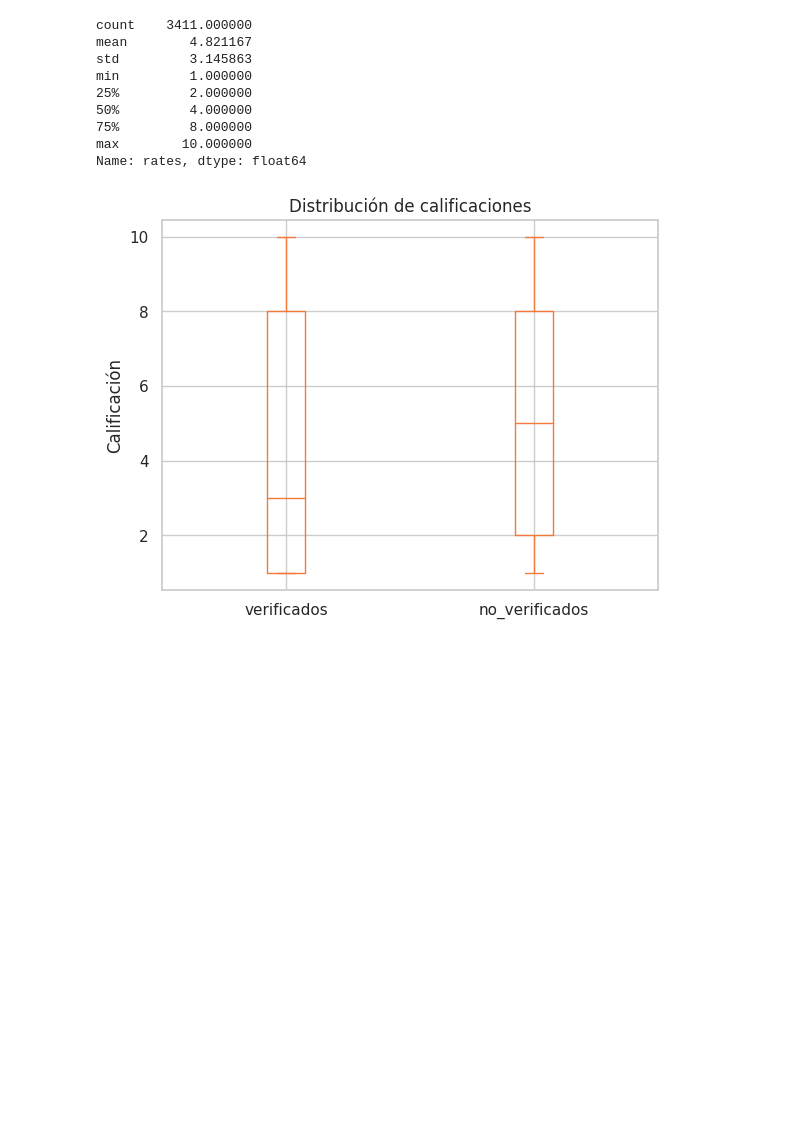
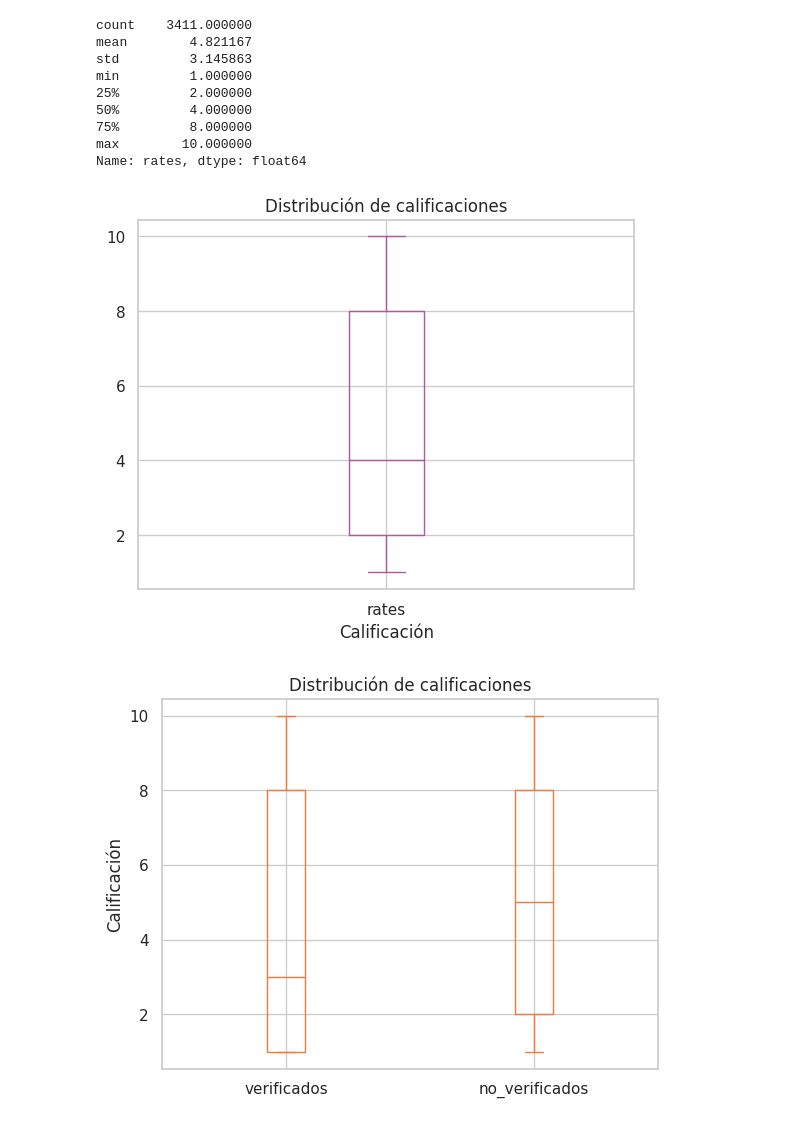
Before and after one commit to alexguttlein/TP1-AnalisisExploratorioDeDatos, a Jupyter notebook: TP1_Análisis_Exploratorio_de_Datos.ipynb, the cells around one changed output. Saved outputs shown, nothing was run; the diff lists cells and outputs as text; code cells hidden in the pictures; blank space fills up the shorter version.

```diff
--- a/TP1_Análisis_Exploratorio_de_Datos.ipynb
+++ b/TP1_Análisis_Exploratorio_de_Datos.ipynb
@@ -440,9 +440,11 @@ reviews_verificados = agrupados_por_verificado[1]
 # %%
 cleaned_reviews_boxplot = cleaned_reviews.plot(kind='box',
                                                column=['rates'],
                                                title='Distribución de calificaciones',
                                                xlabel='Calificación',
-                                               color=colores['c2'])
+                                               color=paleta['secundario'])
+# %% [output]
+[figure, added]
 # %%
 # boxplots de verificados vs sin verificar juntos
 boxplot_verificados_no_verificados = pd.DataFrame( { "verificados": reviews_verificados['rates'],
```
Also changed, not shown: parts of 5 cells of this notebook.
